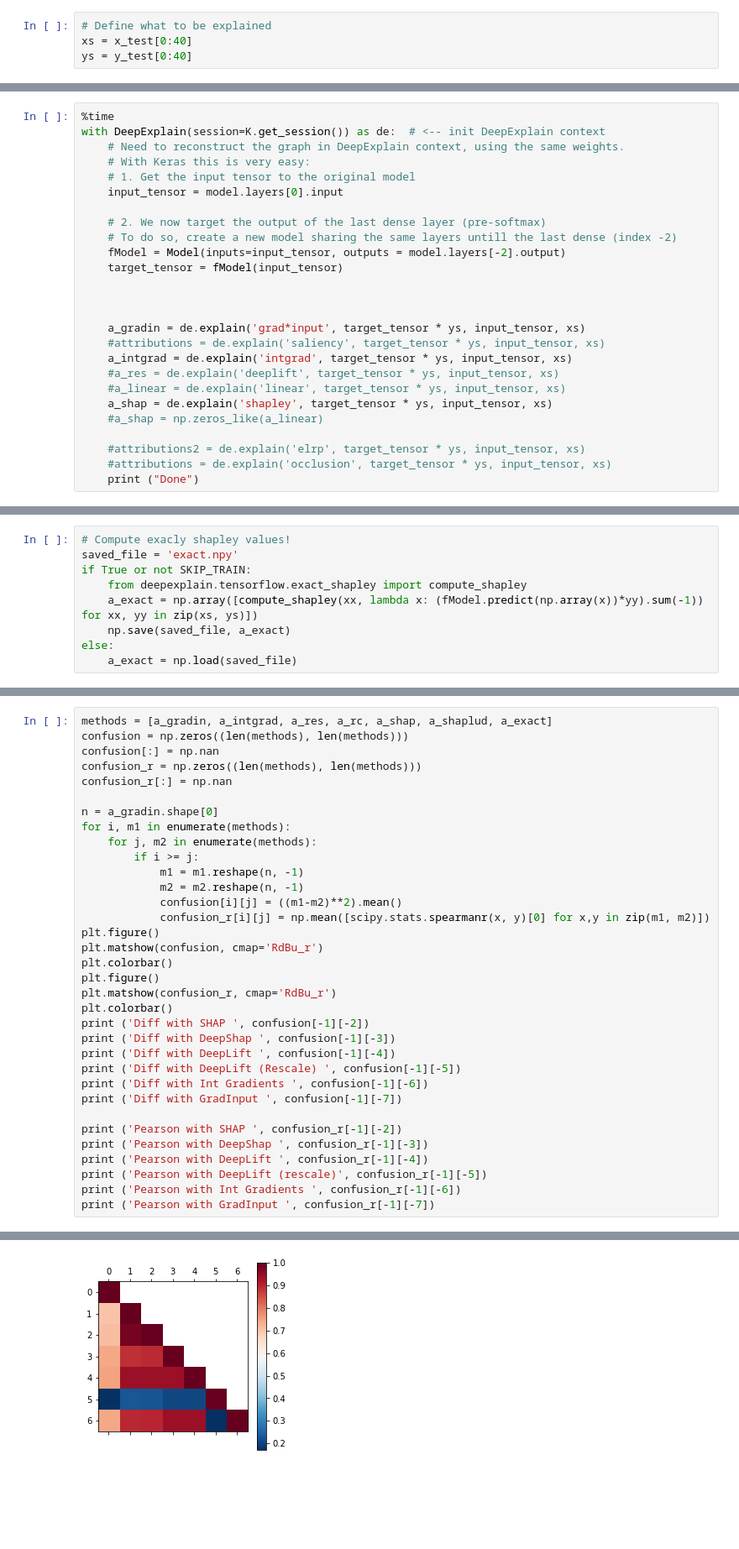
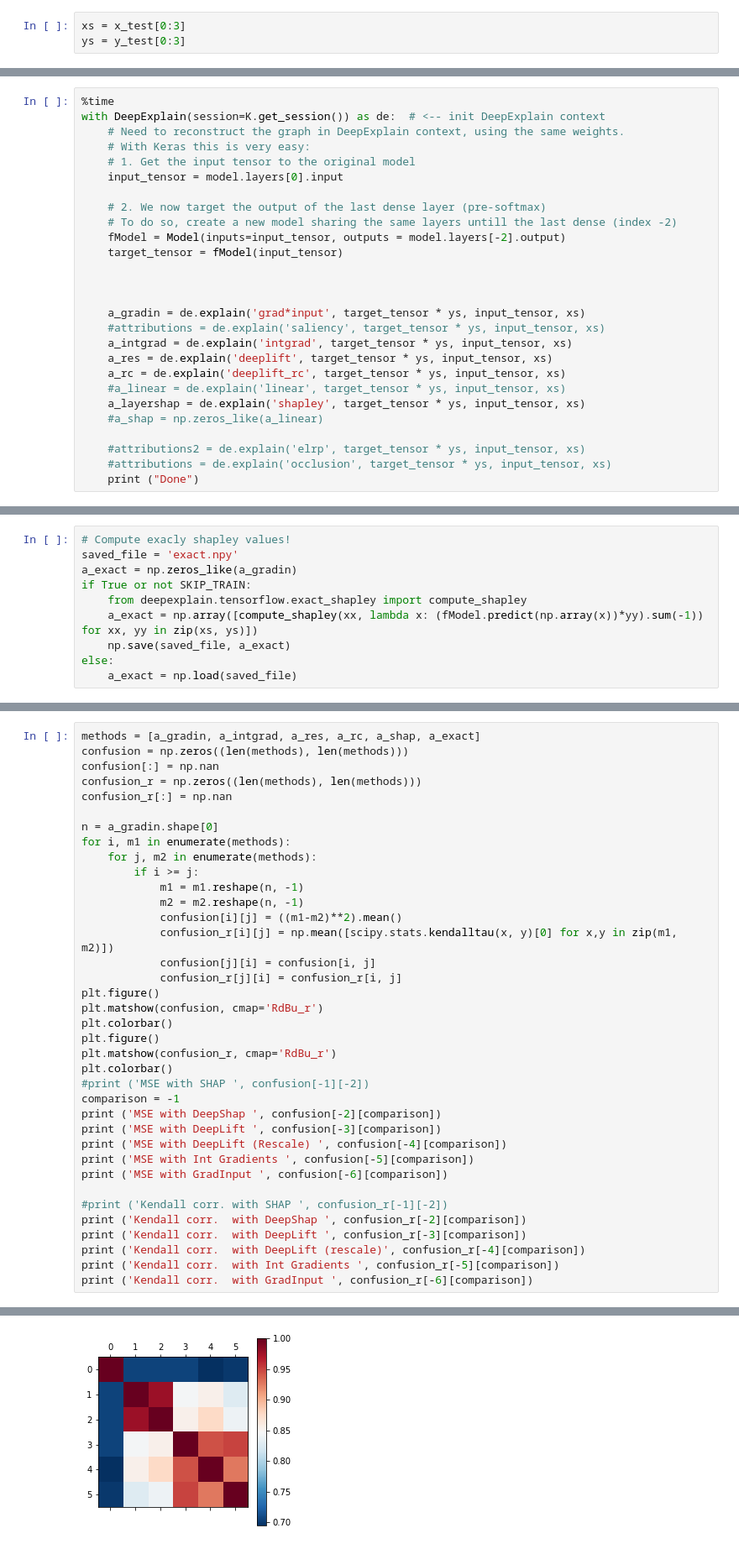
Before and after one commit to marcoancona/DeepExplain, a Jupyter notebook: examples/mint_mlp_keras.ipynb, the cells around one changed output, grey strips where cells are left out. Shown at 84% size. Drawn from its saved outputs; the diff is of its cells as text; blank space fills up the shorter version.

```diff
--- a/examples/mint_mlp_keras.ipynb
+++ b/examples/mint_mlp_keras.ipynb
@@ -141,4 +155,3 @@ import matplotlib.pyplot as plt
 # %%
-# Define what to be explained
-xs = x_test[0:40]
-ys = y_test[0:40]
+xs = x_test[0:3]
+ys = y_test[0:3]
@@ -192,9 +257,10 @@ with DeepExplain(session=K.get_session()) as de:  # <-- init DeepExplain context
     a_gradin = de.explain('grad*input', target_tensor * ys, input_tensor, xs)
     #attributions = de.explain('saliency', target_tensor * ys, input_tensor, xs)
     a_intgrad = de.explain('intgrad', target_tensor * ys, input_tensor, xs)
-    #a_res = de.explain('deeplift', target_tensor * ys, input_tensor, xs)
+    a_res = de.explain('deeplift', target_tensor * ys, input_tensor, xs)
+    a_rc = de.explain('deeplift_rc', target_tensor * ys, input_tensor, xs)
     #a_linear = de.explain('linear', target_tensor * ys, input_tensor, xs)
-    a_shap = de.explain('shapley', target_tensor * ys, input_tensor, xs)
+    a_layershap = de.explain('shapley', target_tensor * ys, input_tensor, xs)
     #a_shap = np.zeros_like(a_linear)
 
     #attributions2 = de.explain('elrp', target_tensor * ys, input_tensor, xs)
@@ -238,6 +291,7 @@ Done
 # %%
 # Compute exacly shapley values!
 saved_file = 'exact.npy'
+a_exact = np.zeros_like(a_gradin)
 if True or not SKIP_TRAIN:
     from deepexplain.tensorflow.exact_shapley import compute_shapley
     a_exact = np.array([compute_shapley(xx, lambda x: (fModel.predict(np.array(x))*yy).sum(-1)) for xx, yy in zip(xs, ys)])
@@ -301,5 +350,5 @@ plot((a_exact)[idx].reshape(img_rows, img_cols), xs[idx].reshape(img_rows, img_c
 # %%
-methods = [a_gradin, a_intgrad, a_res, a_rc, a_shap, a_shaplud, a_exact]
+methods = [a_gradin, a_intgrad, a_res, a_rc, a_shap, a_exact]
 confusion = np.zeros((len(methods), len(methods)))
 confusion[:] = np.nan
 confusion_r = np.zeros((len(methods), len(methods)))
@@ -312,24 +361,27 @@ for i, m1 in enumerate(methods):
             m1 = m1.reshape(n, -1)
             m2 = m2.reshape(n, -1)
             confusion[i][j] = ((m1-m2)**2).mean()
-            confusion_r[i][j] = np.mean([scipy.stats.spearmanr(x, y)[0] for x,y in zip(m1, m2)])
+            confusion_r[i][j] = np.mean([scipy.stats.kendalltau(x, y)[0] for x,y in zip(m1, m2)])
+            confusion[j][i] = confusion[i, j]
+            confusion_r[j][i] = confusion_r[i, j]
 plt.figure()
 plt.matshow(confusion, cmap='RdBu_r')
 plt.colorbar()
 plt.figure()
 plt.matshow(confusion_r, cmap='RdBu_r')
 plt.colorbar()
-print ('Diff with SHAP ', confusion[-1][-2])
-print ('Diff with DeepShap ', confusion[-1][-3])
-print ('Diff with DeepLift ', confusion[-1][-4])
-print ('Diff with DeepLift (Rescale) ', confusion[-1][-5])
-print ('Diff with Int Gradients ', confusion[-1][-6])
-print ('Diff with GradInput ', confusion[-1][-7])
+#print ('MSE with SHAP ', confusion[-1][-2])
+comparison = -1
+print ('MSE with DeepShap ', confusion[-2][comparison])
+print ('MSE with DeepLift ', confusion[-3][comparison])
+print ('MSE with DeepLift (Rescale) ', confusion[-4][comparison])
+print ('MSE with Int Gradients ', confusion[-5][comparison])
+print ('MSE with GradInput ', confusion[-6][comparison])
 
-print ('Pearson with SHAP ', confusion_r[-1][-2])
-print ('Pearson with DeepShap ', confusion_r[-1][-3])
-print ('Pearson with DeepLift ', confusion_r[-1][-4])
-print ('Pearson with DeepLift (rescale)', confusion_r[-1][-5])
-print ('Pearson with Int Gradients ', confusion_r[-1][-6])
-print ('Pearson with GradInput ', confusion_r[-1][-7])
+#print ('Kendall corr. with SHAP ', confusion_r[-1][-2])
+print ('Kendall corr.  with DeepShap ', confusion_r[-2][comparison])
+print ('Kendall corr.  with DeepLift ', confusion_r[-3][comparison])
+print ('Kendall corr.  with DeepLift (rescale)', confusion_r[-4][comparison])
+print ('Kendall corr.  with Int Gradients ', confusion_r[-5][comparison])
+print ('Kendall corr.  with GradInput ', confusion_r[-6][comparison])
 # %% [output]
@@ -351,3 +401,3 @@ Pearson with GradInput  0.7445804195804197
-[figure, old version]
+[figure, new version]
 # %%
 from deepexplain.tensorflow.accuracy_robustness import run_robustness_test
```
Also changed, not shown: parts of 15 cells of this notebook, 32 other files.
